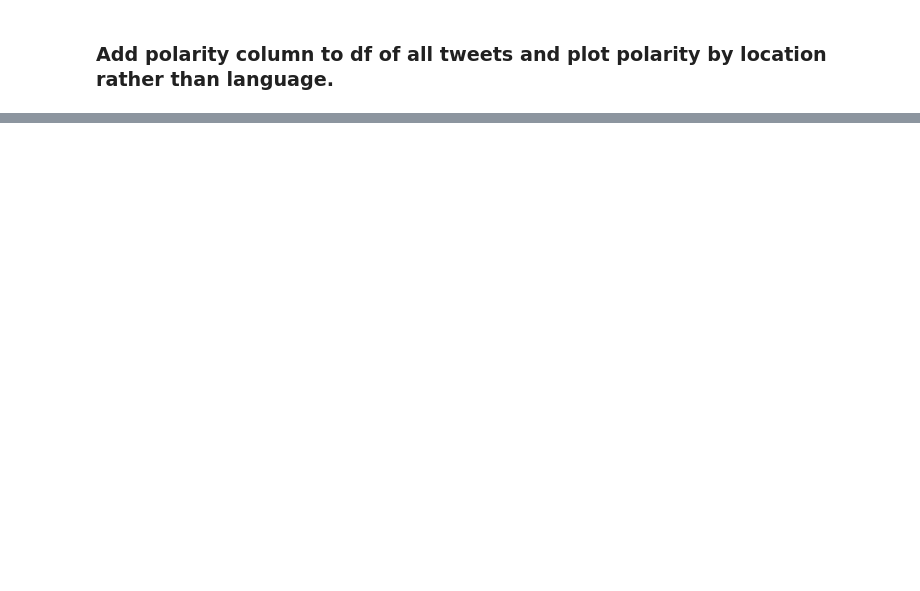
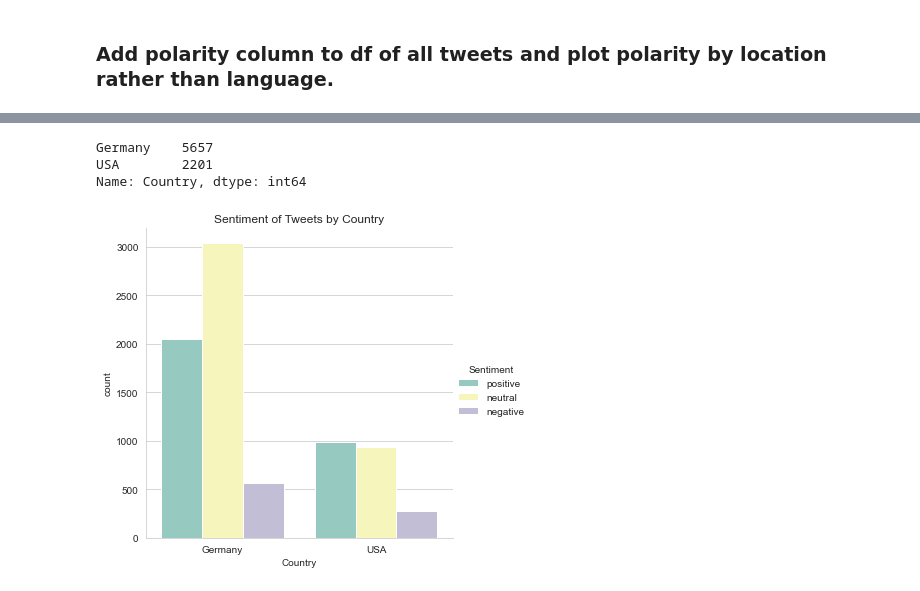
Before and after one commit to ksaslow/Ironhack-final-project, a Jupyter notebook: Sentiment-Analysis-on-Twitter-Network.ipynb, the cells around one changed output, grey strips where cells are left out. Cells and saved outputs as stored; diff of their text form; code cells hidden in the pictures; blank space fills up the shorter version.

```diff
--- a/Sentiment-Analysis-on-Twitter-Network.ipynb
+++ b/Sentiment-Analysis-on-Twitter-Network.ipynb
@@ -446,0 +537,3 @@ apply this to the whole df and add new column for sentiment score!
+# %%
+tweets_analysis = pd.concat([tweets_en, tweets_de], ignore_index=True)
+tweets_analysis.head()
@@ -446,0 +551,12 @@ apply this to the whole df and add new column for sentiment score!
+# %%
+tweets_analysis['Country'].value_counts()
+# %% [output]
+Germany    5657
+USA        2201
+Name: Country, dtype: int64
+# %%
+sns.catplot(x='Country', kind='count', hue='Sentiment', data=tweets_analysis)
+plt.title('Sentiment of Tweets by Country')
+plt.show()
+# %% [output]
+[figure, added]
```
Also changed, not shown: parts of 38 cells of this notebook, 3 other files.
